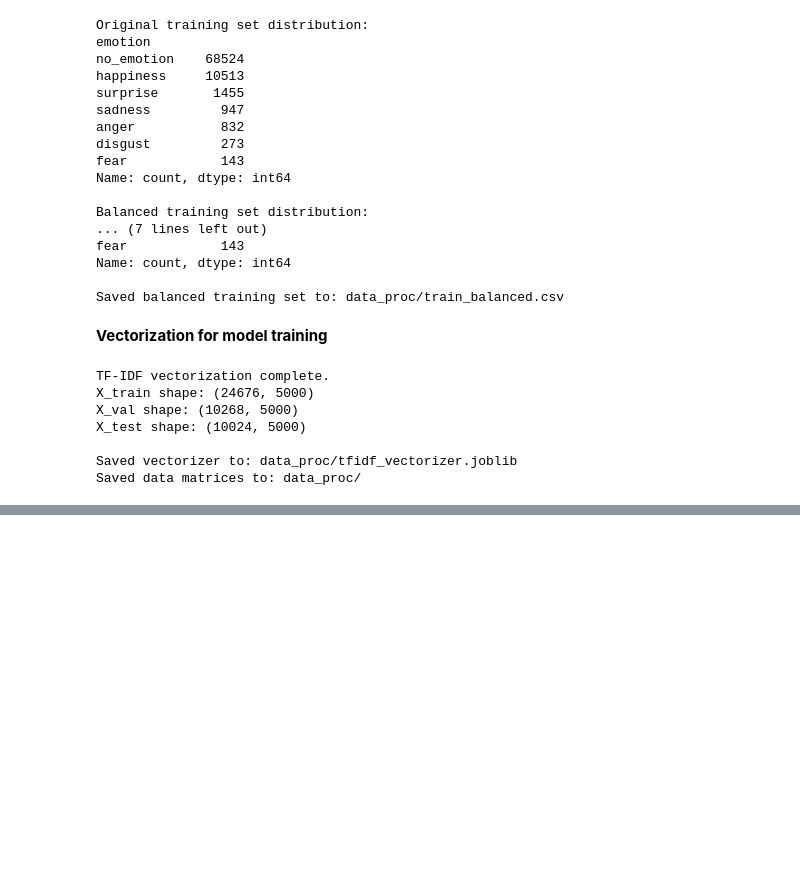
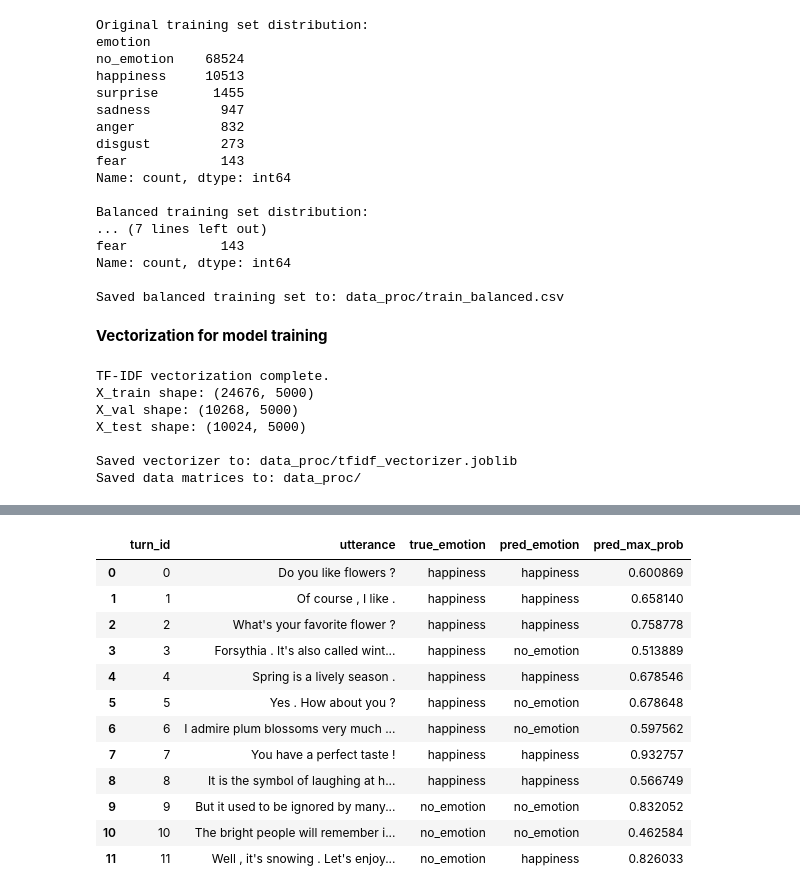
Before and after one commit to vs912/nlp-team17, a Jupyter notebook: pre_processing.ipynb, the cells around one changed output, grey strips where cells are left out. Drawn from its saved outputs; the diff is of its cells as text; code cells hidden in the pictures; blank space fills up the shorter version.

Commit message:
Baseline models

```diff
--- a/pre_processing.ipynb
+++ b/pre_processing.ipynb
@@ -361,0 +454,87 @@ Saved data matrices to: data_proc/
+# %%
+# Inference demo: load baseline and show predictions for a few test dialogues
+import joblib
+import pandas as pd
+import numpy as np
+import matplotlib.pyplot as plt
+import re
+import json
+
+# Paths
+vec_path = PROC / 'tfidf_vectorizer.joblib'
+model_path = PROC / 'logistic_baseline.joblib'
+test_csv = PROC / 'test.csv'
+out_dir = PROC
+
+# Load artifacts
+vec = joblib.load(vec_path)
+clf = joblib.load(model_path)
+
+df_test = pd.read_csv(test_csv)
+
+# Ensure cleaned_utterance exists — fall back to applying basic cleaning if missing
+if 'cleaned_utterance' not in df_test.columns:
+    print('`cleaned_utterance` column missing in test set — using simple clean fallback')
+    def simple_clean(s):
+        s = str(s).lower()
+        s = re.sub(r"[^a-zA-Z\s]", "", s)
+        s = re.sub(r"\s+", " ", s).strip()
+        return s
+    df_test['cleaned_utterance'] = df_test['utterance'].fillna('').apply(simple_clean)
+
+# Choose a few sample dialogues from the test set (if fewer dialogs exist, take all)
+unique_dialogs = df_test['dialog_id'].drop_duplicates()
+count = min(3, len(unique_dialogs))
+sample_dialogs = unique_dialogs.sample(n=count, random_state=SEED).tolist()
+
+results = {}
+for did in sample_dialogs:
+    d = df_test[df_test['dialog_id'] == did].sort_values('turn_id')
+    texts = d['cleaned_utterance'].fillna(d['utterance']).tolist()
+    X = vec.transform(texts)
+    probs = clf.predict_proba(X)
+    preds = clf.predict(X)
+    pred_ids = [int(p) for p in preds]
+    true_ids = d['emotion_id'].astype(int).tolist()
+
+    # Build a small DataFrame of results
+    row_df = pd.DataFrame({
+        'turn_id': d['turn_id'].tolist(),
+        'utterance': d['utterance'].tolist(),
+        'true_emotion': [EMO_ID2NAME.get(i,'unk') for i in true_ids],
+        'pred_emotion': [EMO_ID2NAME.get(i,'unk') for i in pred_ids],
+        'pred_max_prob': probs.max(axis=1)
+    })
+
+    results[did] = {
+        'rows': row_df,
+        'probs': probs.tolist()
+    }
+
+    print(f"\nDialogue {did} — {len(texts)} turns")
+    display(row_df)
+
+    # Plot timeline: probability for top-3 predicted classes per utterance
+    top_k = 3
+    top_class_indices = np.argsort(np.mean(probs, axis=0))[-top_k:][::-1]
+    plt.figure(figsize=(8,3))
+    for idx in top_class_indices:
+        plt.plot(np.arange(len(texts)), probs[:, idx], marker='o', label=EMO_ID2NAME.get(idx))
+    plt.xticks(np.arange(len(texts)), row_df['turn_id'])
+    plt.xlabel('Turn (index)')
+    plt.ylabel('Predicted probability')
+    plt.title(f'Dialogue {did} — top {top_k} class probabilities')
+    plt.legend(loc='best')
+    plt.tight_layout()
+    plot_path = out_dir / f'timeline_dialog_{did}.png'
+    plt.savefig(plot_path, dpi=150)
+    plt.close()
+    print(f"Saved timeline plot: {plot_path}")
+
+# Save a compact JSON of sample predictions
+out_preds = {str(did): results[did]['rows'].to_dict(orient='records') for did in results}
+with open(out_dir / 'sample_dialog_predictions.json', 'w', encoding='utf-8') as f:
+    json.dump(out_preds, f, indent=2, ensure_ascii=False)
+
+print('\nSaved sample predictions to:', out_dir / 'sample_dialog_predictions.json')
+# %% [output]
@@ -361,0 +564,13 @@ Saved data matrices to: data_proc/
+|  | turn_id | utterance | true_emotion | pred_emotion | pred_max_prob |
+| 0 | 0 | Do you like flowers ? | happiness | happiness | 0.600869 |
+| 1 | 1 | Of course , I like . | happiness | happiness | 0.658140 |
+| 2 | 2 | What's your favorite flower ? | happiness | happiness | 0.758778 |
+| 3 | 3 | Forsythia . It's also called wint... | happiness | no_emotion | 0.513889 |
+| 4 | 4 | Spring is a lively season . | happiness | happiness | 0.678546 |
+| 5 | 5 | Yes . How about you ? | happiness | no_emotion | 0.678648 |
+| 6 | 6 | I admire plum blossoms very much ... | happiness | no_emotion | 0.597562 |
+| 7 | 7 | You have a perfect taste ! | happiness | happiness | 0.932757 |
+| 8 | 8 | It is the symbol of laughing at h... | happiness | happiness | 0.566749 |
+| 9 | 9 | But it used to be ignored by many... | no_emotion | no_emotion | 0.832052 |
+| 10 | 10 | The bright people will remember i... | no_emotion | no_emotion | 0.462584 |
+| 11 | 11 | Well , it's snowing . Let's enjoy... | no_emotion | happiness | 0.826033 |
```
Also changed, not shown: parts of 5 cells of this notebook, 1 other file.
